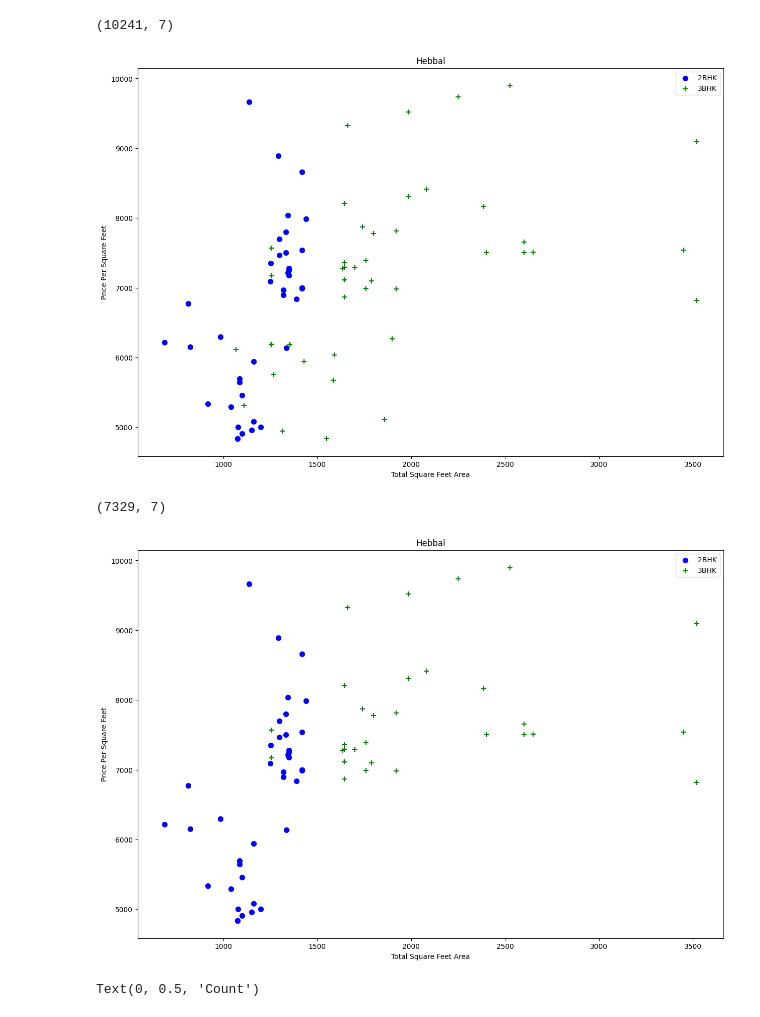
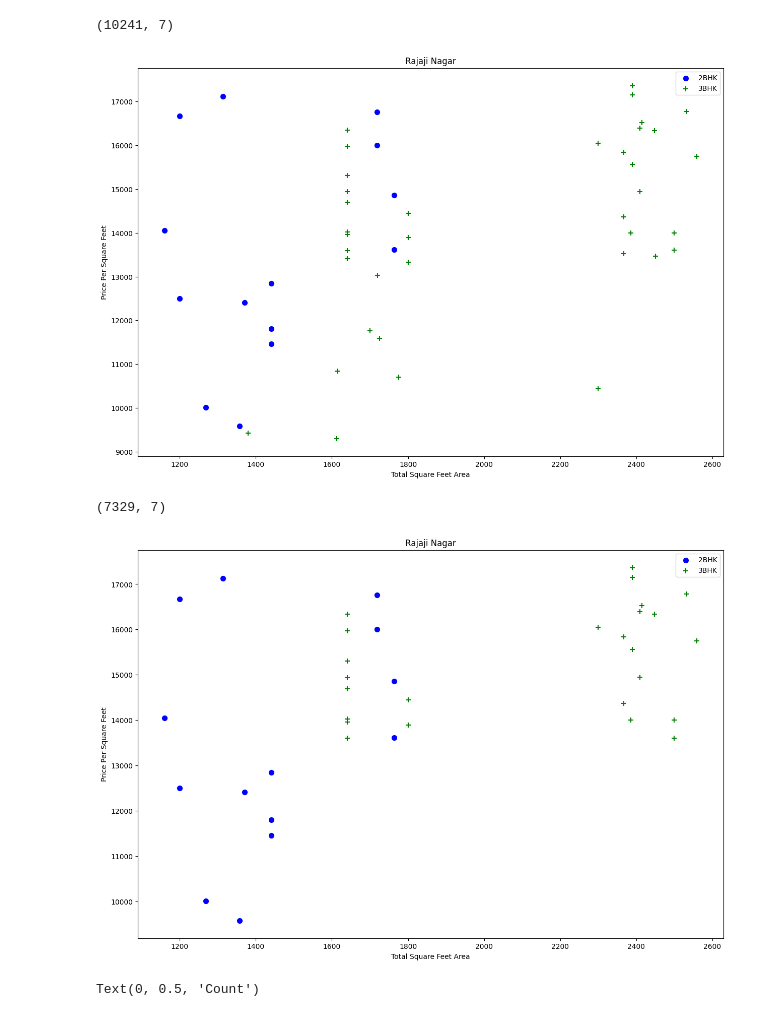
Before and after one commit to lintosunny/Bangalore-House-Price-Prediction, a Jupyter notebook: BangaloreHousePricePrediction.ipynb, the cells around one changed output. Saved outputs shown, nothing was run; the diff lists cells and outputs as text; code cells hidden in the pictures.

```diff
--- a/BangaloreHousePricePrediction.ipynb
+++ b/BangaloreHousePricePrediction.ipynb
@@ -6,7 +6,7 @@ import numpy as np
 from matplotlib import pyplot as plt
 %matplotlib inline
 import matplotlib
-matplotlib.rcParams["figure.figsize"] = (20,10)
+matplotlib.rcParams["figure.figsize"] = (10,5)
 import seaborn as sns
 # %%
 df1 = pd.read_csv("Bengaluru_House_Data.csv")
@@ -261,18 +261,18 @@ df7.shape
 # %%
 def plot_scatter_chart(df,location):
   bhk2 = df[(df.location==location) & (df.bhk==2)]
   bhk3 = df[(df.location==location) & (df.bhk==3)]
   matplotlib.rcParams['figure.figsize'] = (15,10)
   plt.scatter(bhk2['total_sqft'],bhk2['price_per_sqft'],color='blue',label='2BHK',s=50)
   plt.scatter(bhk3['total_sqft'],bhk3['price_per_sqft'],color='green',label='3BHK',s=50, marker='+')
   plt.xlabel("Total Square Feet Area")
   plt.ylabel("Price Per Square Feet")
   plt.title(location)
   plt.legend()
 
-plot_scatter_chart(df7,"Hebbal")
+plot_scatter_chart(df7,"Rajaji Nagar")
 # %% [output]
-[figure, old version]
+[figure, new version]
 # %%
 def remove_bhk_outliers(df):
   exclude_indices = np.array([])
@@ -306,9 +306,9 @@ def plot_scatter_chart(df,location):
   plt.title(location)
   plt.legend()
 
-plot_scatter_chart(df8,"Hebbal")
+plot_scatter_chart(df8,"Rajaji Nagar")
 # %% [output]
-[figure, old version]
+[figure, new version]
 # %%
 plt.hist(df8['price_per_sqft'],rwidth=0.8)
 plt.xlabel("Price per Square Feet")
```
Also changed, not shown: parts of 15 cells of this notebook.
